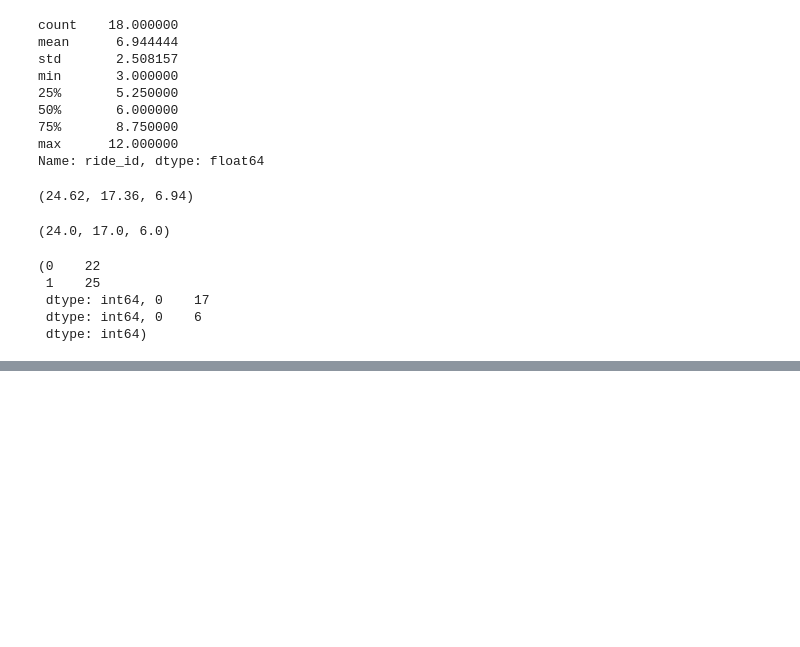
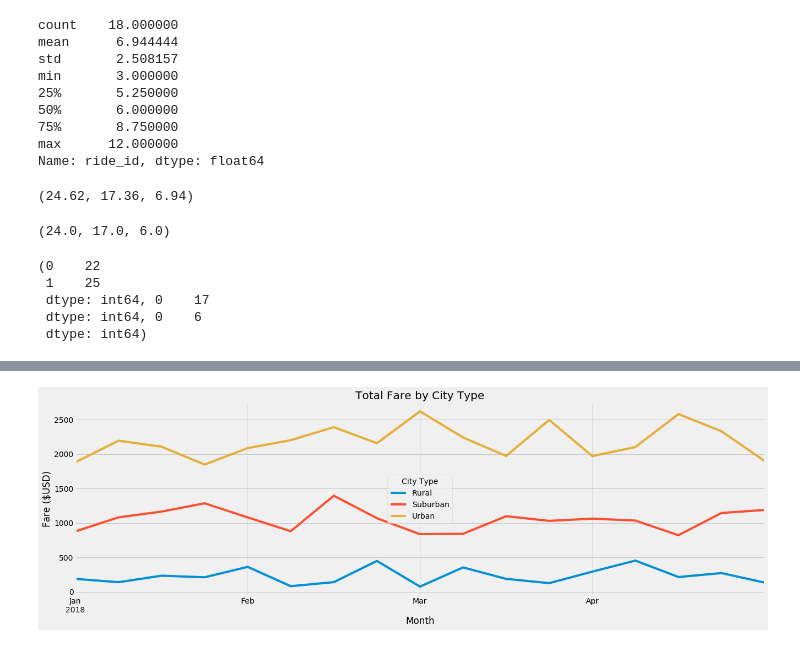
Before and after one commit to Godinez15/PyBer_Analysis, a Jupyter notebook: PyBer.ipynb, the cells around one changed output, grey strips where cells are left out. Cells and saved outputs as stored; diff of their text form; code cells hidden in the pictures; blank space fills up the shorter version.

Commit message:
Finished product and also includes Module 5 Challenge.

```diff
--- a/PyBer.ipynb
+++ b/PyBer.ipynb
@@ -1131,0 +1143,3 @@ plt.show()
+# %%
+fare_by_type= fare_by_type.reset_index()
+fare_by_type
@@ -1131,0 +1160,4 @@ plt.show()
+# %%
+# Creating a pivot table
+fare_by_type_pivot=fare_by_type.pivot("Date", "City Type")["Fare"]
+fare_by_type_pivot
@@ -1131,0 +1179,4 @@ plt.show()
+# %%
+#Create a new DataFrame from the pivot table DataFrame on the given dates '2019-01-01':'2019-04-28' using loc .
+fares_jan_april= fare_by_type_pivot.loc['2018-01-01':'2018-04-28']
+fares_jan_april
@@ -1131,0 +1209,5 @@ plt.show()
+# %%
+#Create a new DataFrame by setting the DataFrame you created in Step 11 with resample() in weekly bins, and calculate the sum() of the fares for each week.
+
+weekly_fares_df= fares_jan_april.resample("W").sum()
+weekly_fares_df
@@ -1131,0 +1234,13 @@ plt.show()
+# %%
+from matplotlib import style
+style.use('fivethirtyeight')
+ax = weekly_fares_df.plot(figsize = (20,6))
+# Add a title
+ax.set_title("Total Fare by City Type")
+#  Add a x- and y-axis label.
+ax.set_xlabel("Month")
+ax.set_ylabel("Fare ($USD)")
+plt.savefig("analysis/Challenge_fare_summary.png")
+plt.show()
+# %% [output]
+[figure, added]
```
Also changed, not shown: parts of 65 cells of this notebook, 2 other files.
